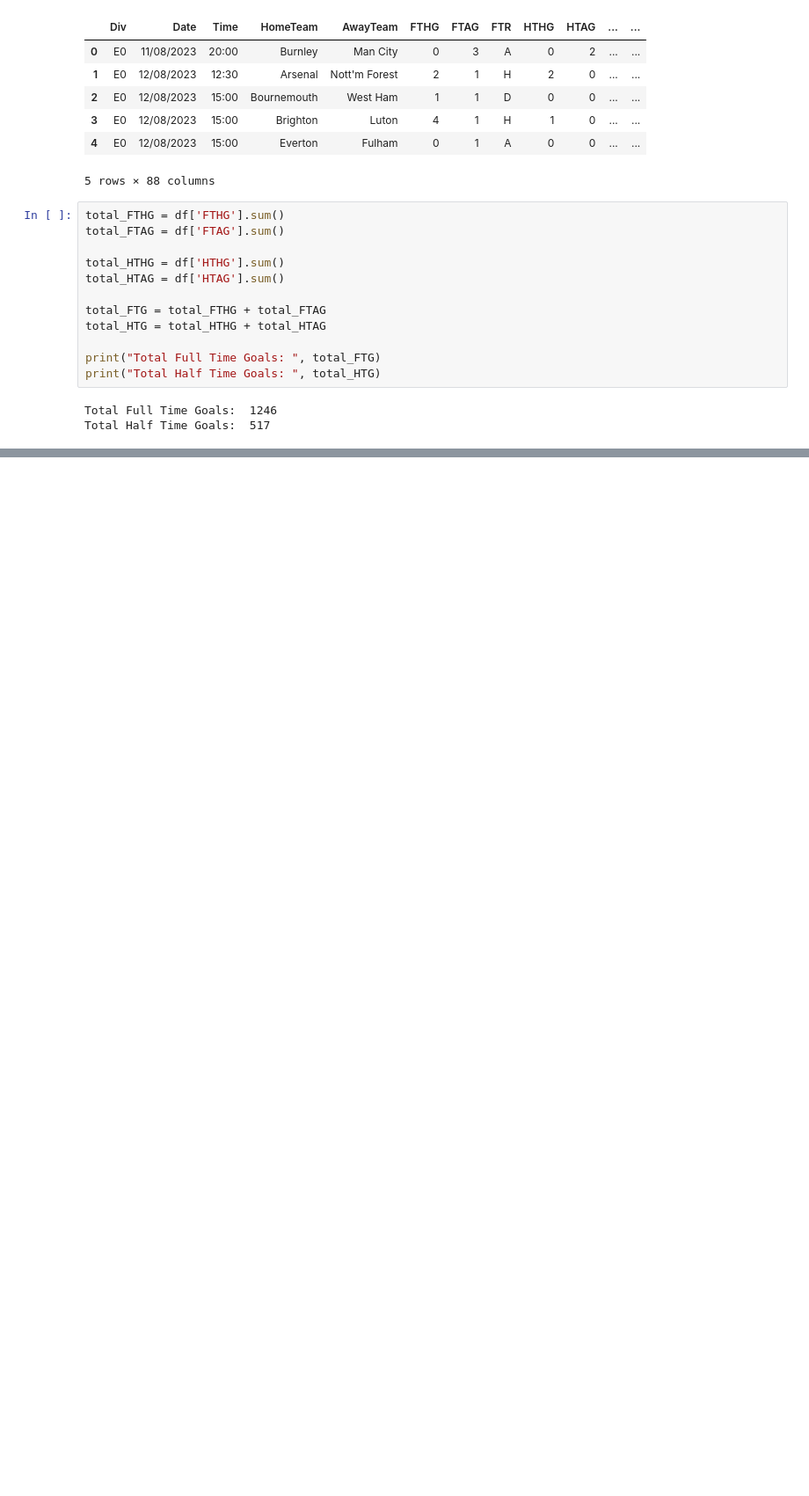
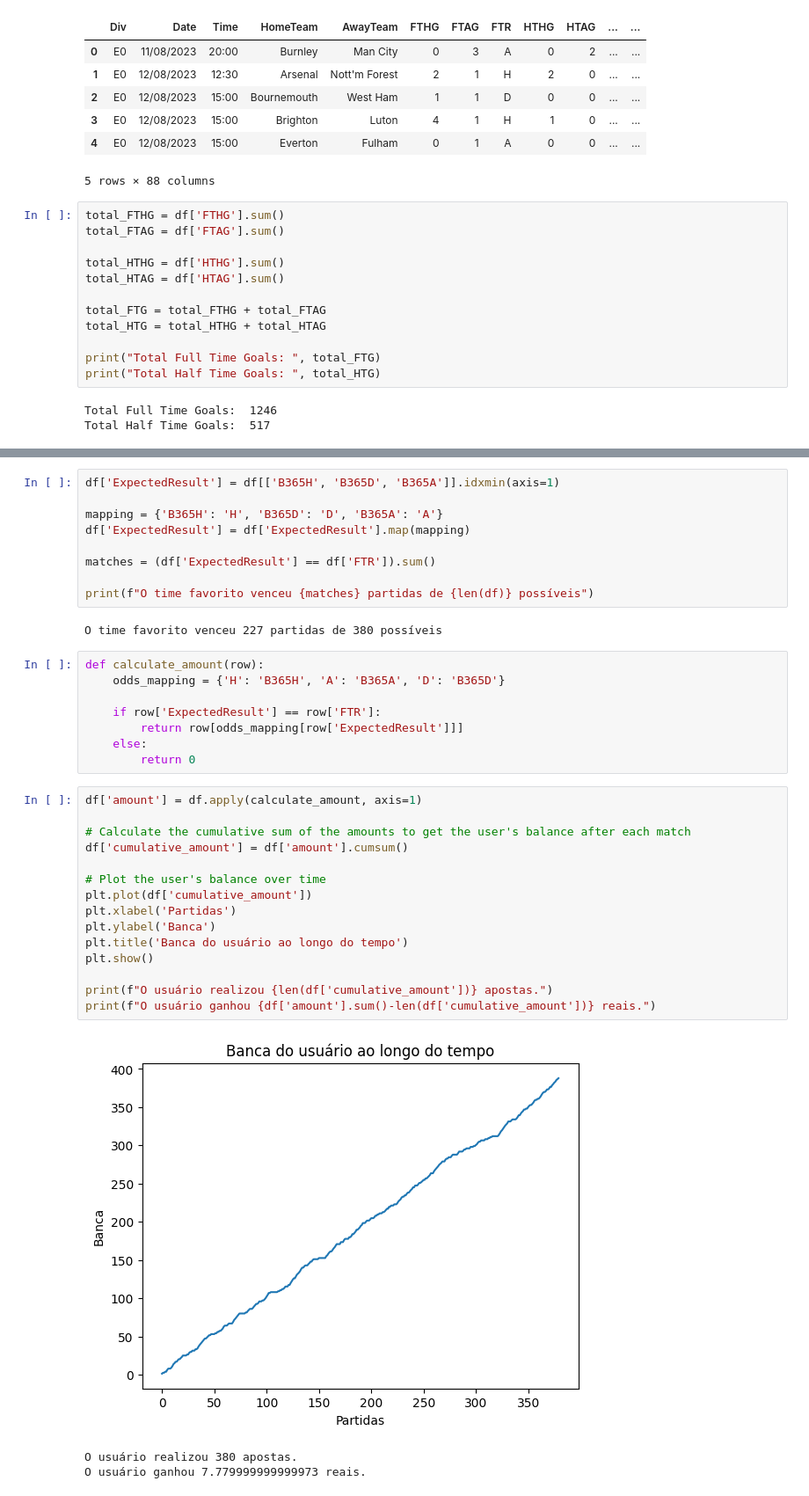
Before and after one commit to henriquecmelo1/Projeto-Data-Science, a Jupyter notebook: ds.ipynb, the cells around one changed output, grey strips where cells are left out. Shown at 88% size. Drawn from its saved outputs; the diff is of its cells as text; blank space fills up the shorter version.

```diff
--- a/ds.ipynb
+++ b/ds.ipynb
@@ -96,0 +106,38 @@ A porcentagem de valores 'A' na coluna 'FTR' é de 32.37%
+# %%
+df['ExpectedResult'] = df[['B365H', 'B365D', 'B365A']].idxmin(axis=1)
+
+mapping = {'B365H': 'H', 'B365D': 'D', 'B365A': 'A'}
+df['ExpectedResult'] = df['ExpectedResult'].map(mapping)
+
+matches = (df['ExpectedResult'] == df['FTR']).sum()
+
+print(f"O time favorito venceu {matches} partidas de {len(df)} possíveis")
+# %% [output]
+O time favorito venceu 227 partidas de 380 possíveis
+# %%
+def calculate_amount(row):
+    odds_mapping = {'H': 'B365H', 'A': 'B365A', 'D': 'B365D'}
+
+    if row['ExpectedResult'] == row['FTR']:
+        return row[odds_mapping[row['ExpectedResult']]]
+    else:
+        return 0
+# %%
+df['amount'] = df.apply(calculate_amount, axis=1)
+
+# Calculate the cumulative sum of the amounts to get the user's balance after each match
+df['cumulative_amount'] = df['amount'].cumsum()
+
+# Plot the user's balance over time
+plt.plot(df['cumulative_amount'])
+plt.xlabel('Partidas')
+plt.ylabel('Banca')
+plt.title('Banca do usuário ao longo do tempo')
+plt.show()
+
+print(f"O usuário realizou {len(df['cumulative_amount'])} apostas.")
+print(f"O usuário ganhou {df['amount'].sum()-len(df['cumulative_amount'])} reais.")
+# %% [output]
+[figure, added]
+O usuário realizou 380 apostas.
+O usuário ganhou 7.779999999999973 reais.
```
Also changed, not shown: parts of 6 cells of this notebook, 1 other file.
